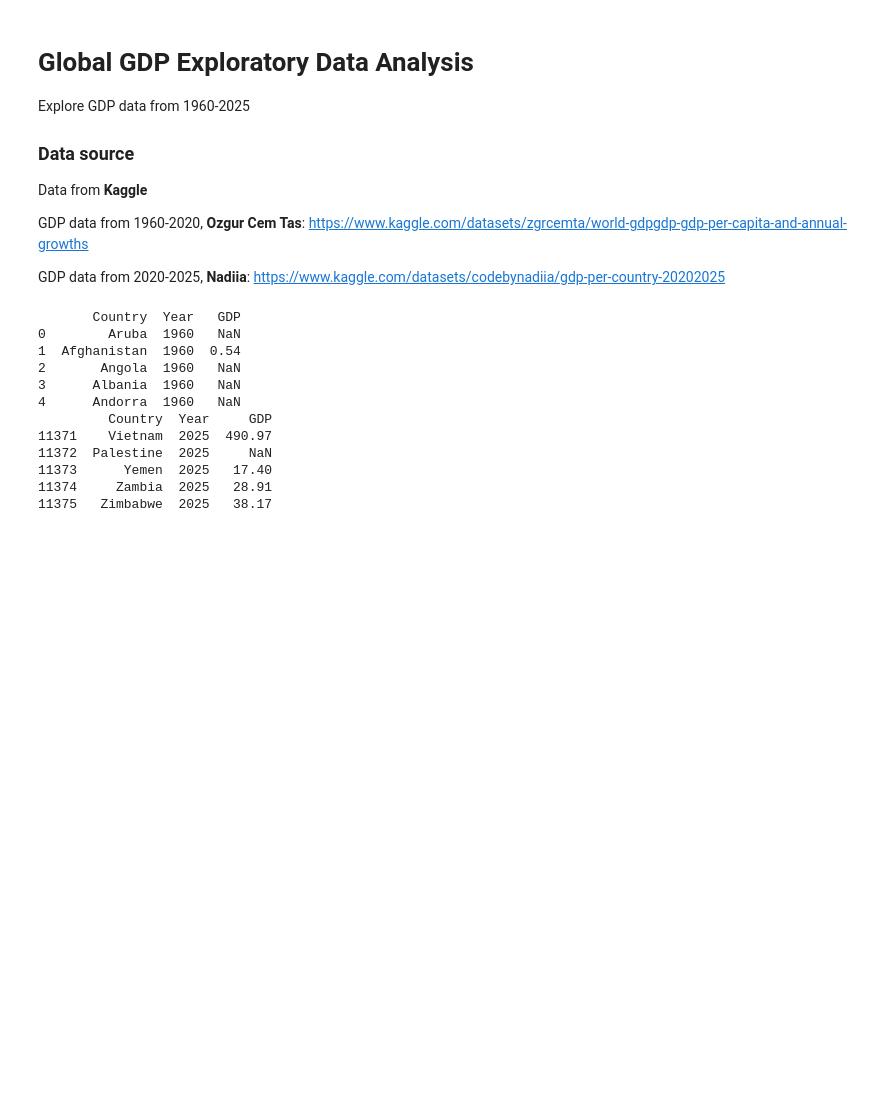
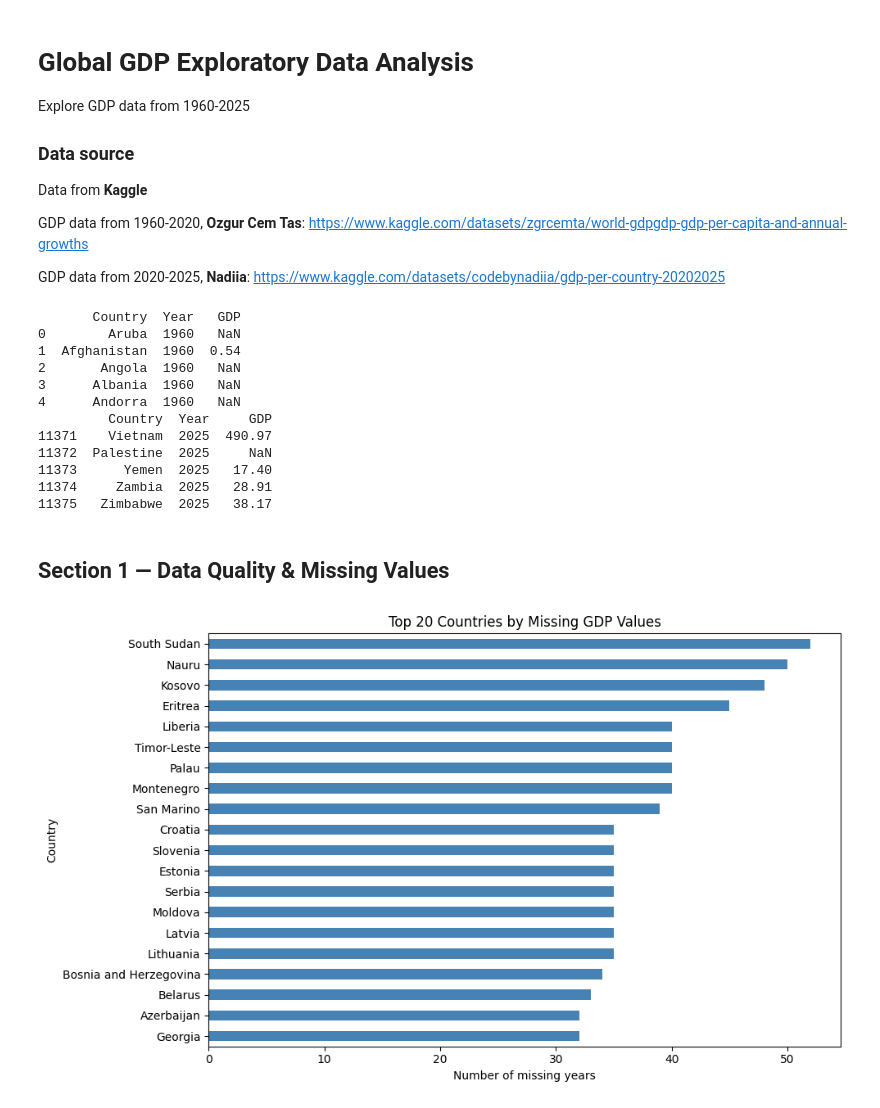
Before and after one commit to Nickeniklas/gdp-data-pipeline, a Jupyter notebook: 02_EDA.ipynb, the cells around one changed output. Drawn from its saved outputs; the diff is of its cells as text; code cells hidden in the pictures; blank space fills up the shorter version.

```diff
--- a/02_EDA.ipynb
+++ b/02_EDA.ipynb
@@ -44,3 +44,17 @@ fig = px.line(full_data, x="Year", y="GDP", color="Country", hover_name="Country
 fig.update_layout(showlegend=False)
 
 fig.show()
+# %% [markdown]
+## Section 1 — Data Quality & Missing Values
+# %%
+# Missing count per country — top 20
+missing_by_country = full_data[full_data['GDP'].isna()].groupby('Country').size().sort_values(ascending=False).head(20)
+
+fig, ax = plt.subplots(figsize=(10, 6))
+missing_by_country.sort_values().plot(kind='barh', ax=ax, color='steelblue')
+ax.set_title('Top 20 Countries by Missing GDP Values')
+ax.set_xlabel('Number of missing years')
+plt.tight_layout()
+plt.show()
+# %% [output]
+[figure, added]
```
Also changed, not shown: parts of 29 cells of this notebook.
